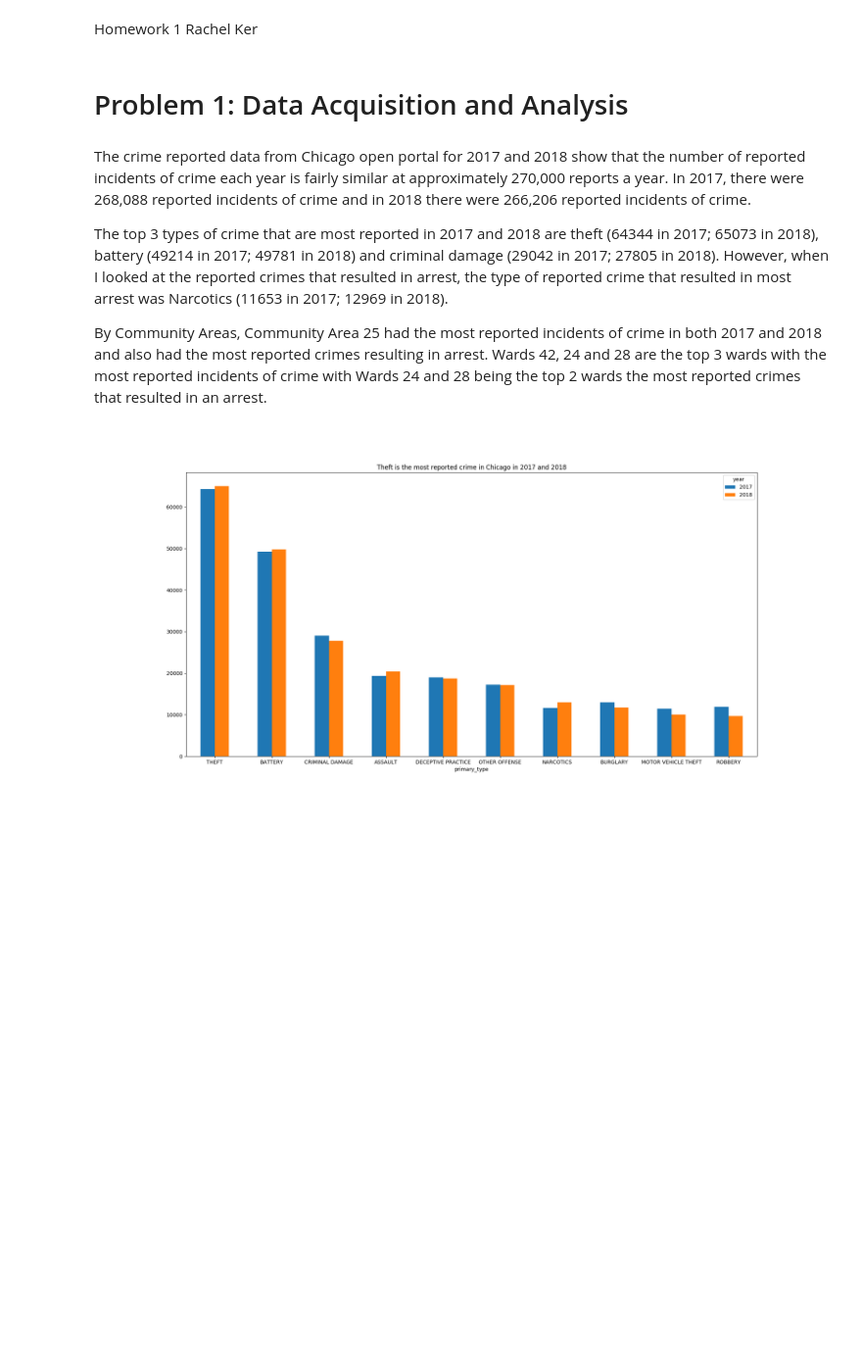
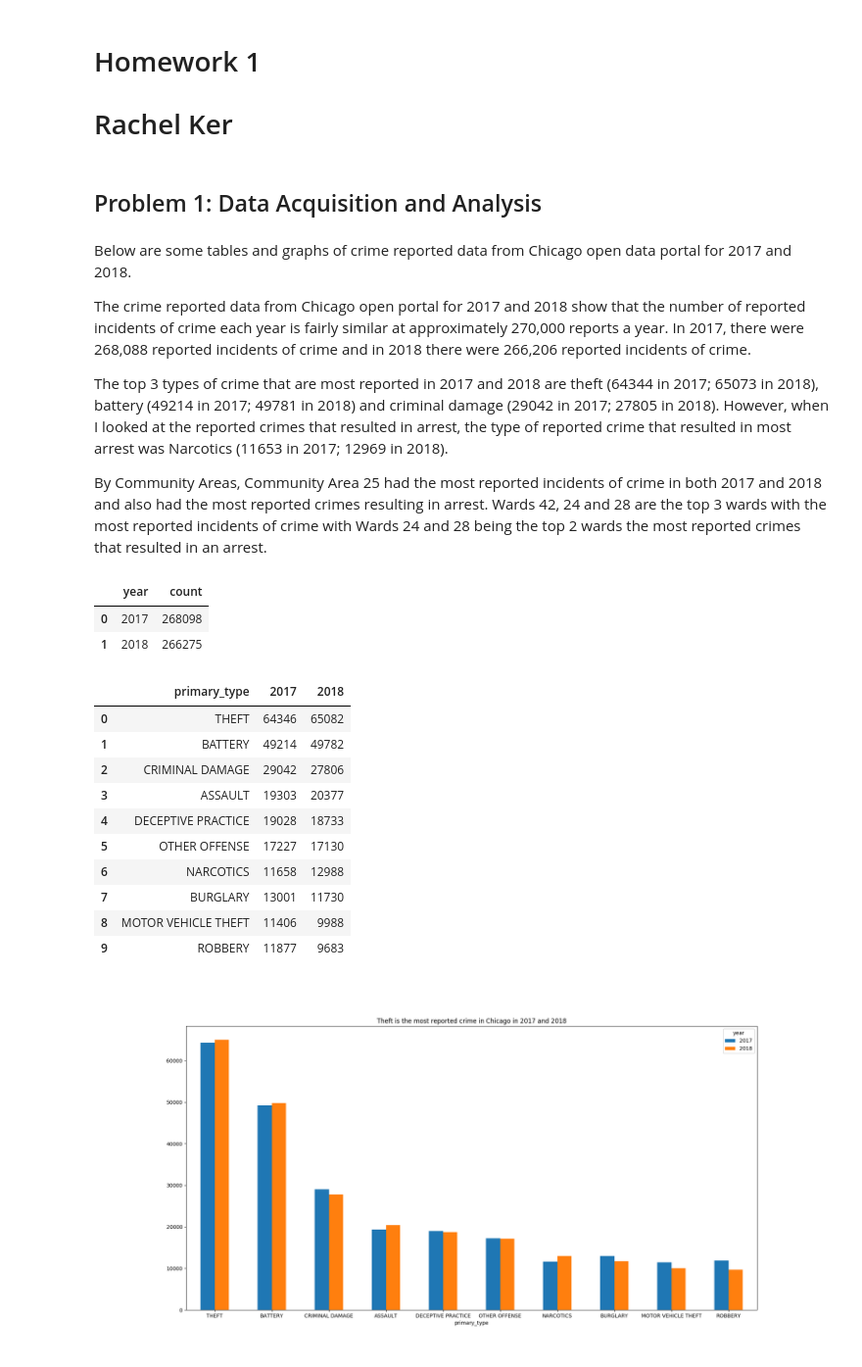
Before and after one commit to rachel-ker/capp30254, a Jupyter notebook: HW1/hw1-writeup.ipynb, the cells around one changed output. Shown: that part at 98% size. Cells and saved outputs as stored; diff of their text form; code cells hidden in the pictures; blank space fills up the shorter version.

Commit message:
basic writeup for problem3

```diff
--- a/HW1/hw1-writeup.ipynb
+++ b/HW1/hw1-writeup.ipynb
@@ -1,14 +1,38 @@
 # %% [markdown]
-Homework 1
-Rachel Ker
+# Homework 1
+# Rachel Ker
 # %% [markdown]
-# Problem 1: Data Acquisition and Analysis
+## Problem 1: Data Acquisition and Analysis
 # %% [markdown]
+Below are some tables and graphs of crime reported data from Chicago open data portal for 2017 and 2018.
+
 The crime reported data from Chicago open portal for 2017 and 2018 show that the number of reported incidents of crime each year is fairly similar at approximately 270,000 reports a year. In 2017, there were 268,088 reported incidents of crime and in 2018 there were 266,206 reported incidents of crime.
 
 The top 3 types of crime that are most reported in 2017 and 2018 are theft (64344 in 2017; 65073 in 2018), battery (49214 in 2017; 49781 in 2018) and criminal damage (29042 in 2017; 27805 in 2018). However, when I looked at the reported crimes that resulted in arrest, the type of reported crime that resulted in most arrest was Narcotics (11653 in 2017; 12969 in 2018).
 
 By Community Areas, Community Area 25 had the most reported incidents of crime in both 2017 and 2018 and also had the most reported crimes resulting in arrest. Wards 42, 24 and 28 are the top 3 wards with the most reported incidents of crime with Wards 24 and 28 being the top 2 wards the most reported crimes that resulted in an arrest.
+# %%
+import pandas as pd
+num_reported = pd.read_csv("tables/reported_crime.csv").drop(columns=["Unnamed: 0"])
+num_reported
+# %% [output]
+|  | year | count |
+| 0 | 2017 | 268098 |
+| 1 | 2018 | 266275 |
+# %%
+pd.read_csv("tables/top10reported_bytype_byyear.csv")
+# %% [output]
+|  | primary_type | 2017 | 2018 |
+| 0 | THEFT | 64346 | 65082 |
+| 1 | BATTERY | 49214 | 49782 |
+| 2 | CRIMINAL DAMAGE | 29042 | 27806 |
+| 3 | ASSAULT | 19303 | 20377 |
+| 4 | DECEPTIVE PRACTICE | 19028 | 18733 |
+| 5 | OTHER OFFENSE | 17227 | 17130 |
+| 6 | NARCOTICS | 11658 | 12988 |
+| 7 | BURGLARY | 13001 | 11730 |
+| 8 | MOTOR VEHICLE THEFT | 11406 | 9988 |
+| 9 | ROBBERY | 11877 | 9683 |
 # %%
 from IPython.display import Image
 Image("bar_charts/Top 10 Crime reported by type by year.png")
```
Also changed, not shown: parts of 12 cells of this notebook.
